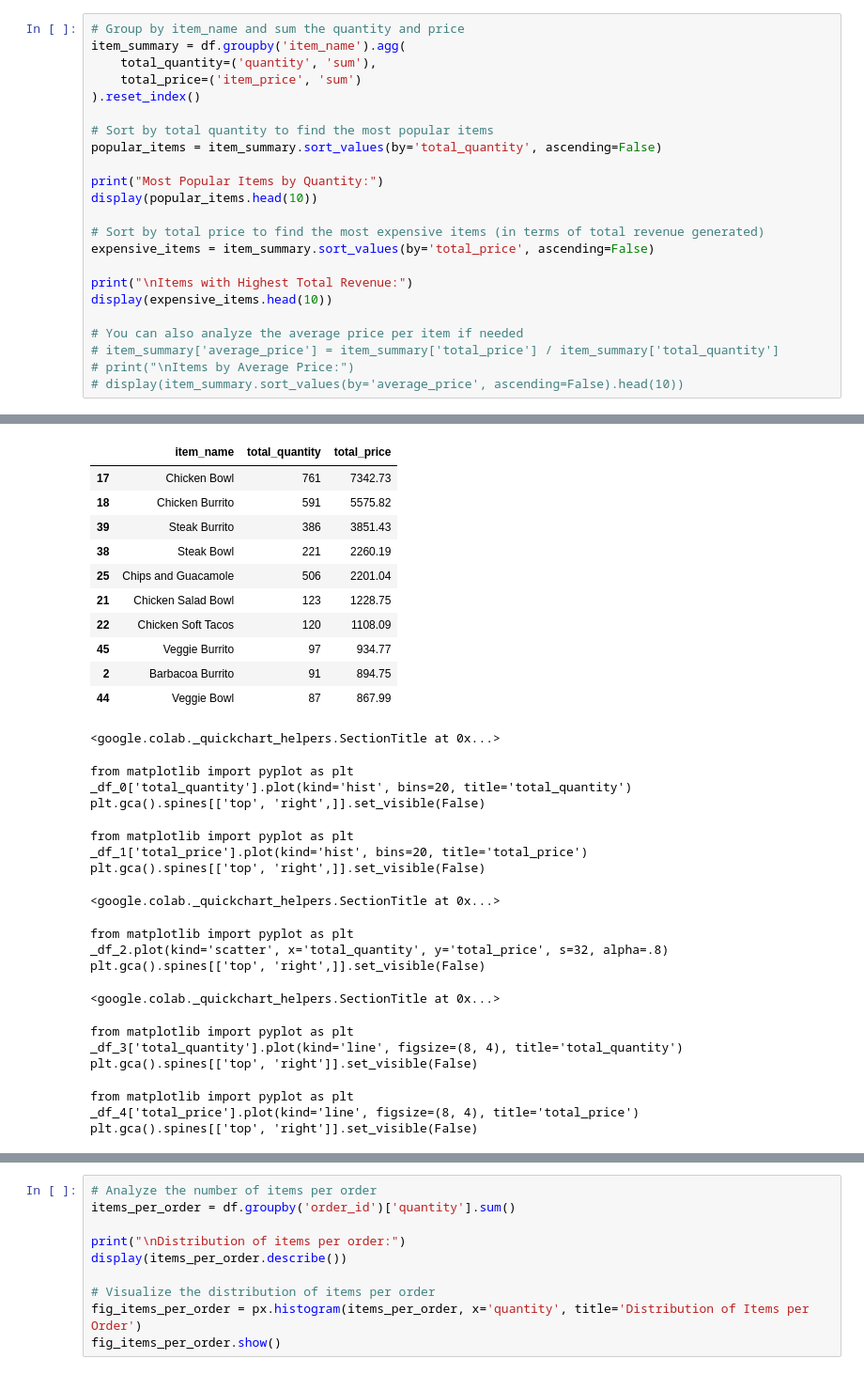
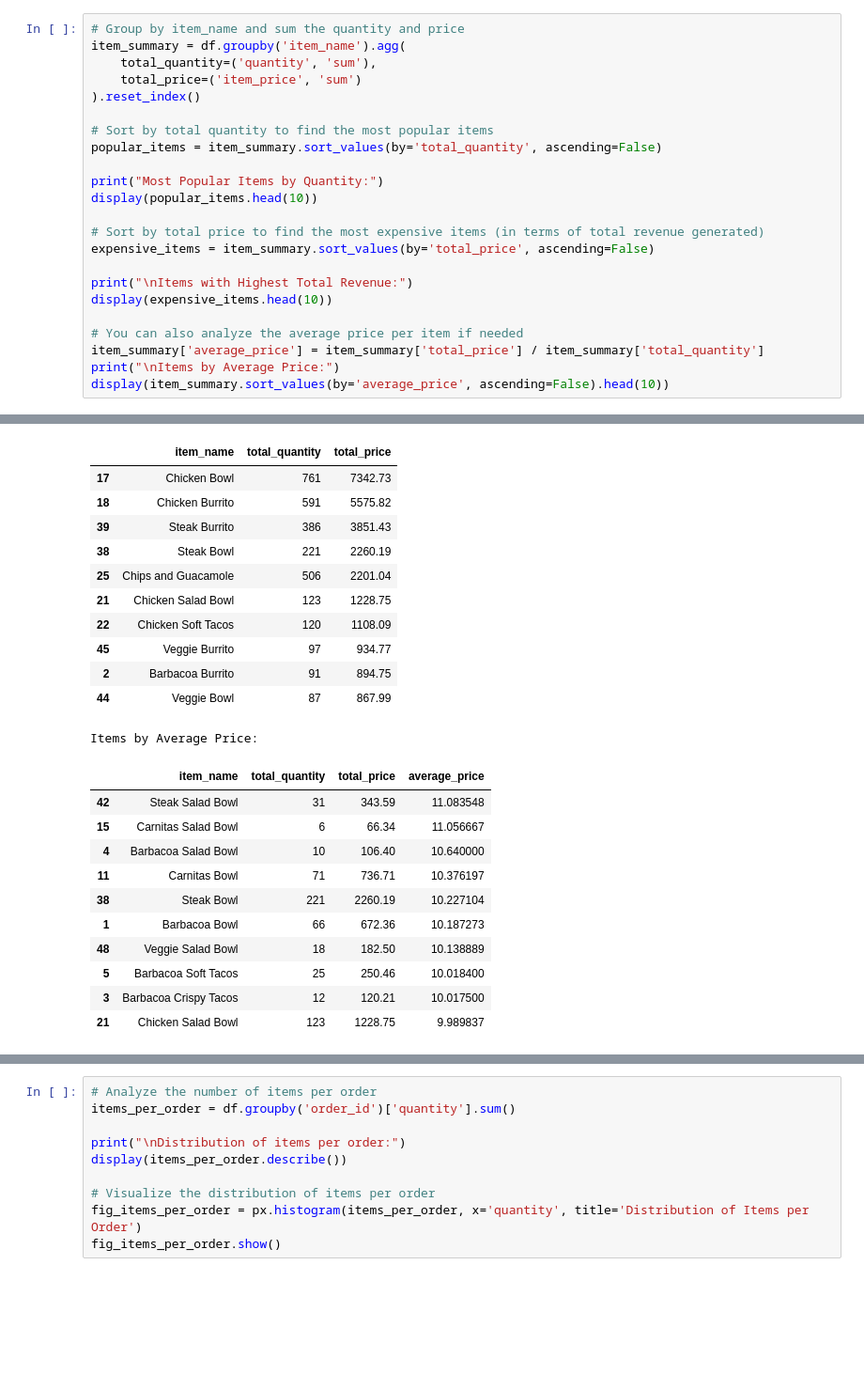
Before and after one commit to siriwatsc-debug/DADS5001-Plotly, a Jupyter notebook: Plotly_Assignment.ipynb, the cells around one changed output, grey strips where cells are left out. Shown at 94% size. Drawn from its saved outputs; the diff is of its cells as text; blank space fills up the shorter version.

```diff
--- a/Plotly_Assignment.ipynb
+++ b/Plotly_Assignment.ipynb
@@ -69,51 +104,45 @@ expensive_items = item_summary.sort_values(by='total_price', ascending=False)
 
 print("\nItems with Highest Total Revenue:")
 display(expensive_items.head(10))
 
 # You can also analyze the average price per item if needed
-# item_summary['average_price'] = item_summary['total_price'] / item_summary['total_quantity']
-# print("\nItems by Average Price:")
-# display(item_summary.sort_values(by='average_price', ascending=False).head(10))
+item_summary['average_price'] = item_summary['total_price'] / item_summary['total_quantity']
+print("\nItems by Average Price:")
+display(item_summary.sort_values(by='average_price', ascending=False).head(10))
 # %% [output]
 Most Popular Items by Quantity:
 |  | item_name | total_quantity | total_price |
 | 17 | Chicken Bowl | 761 | 7342.73 |
 | 18 | Chicken Burrito | 591 | 5575.82 |
 | 25 | Chips and Guacamole | 506 | 2201.04 |
 | 39 | Steak Burrito | 386 | 3851.43 |
 | 10 | Canned Soft Drink | 351 | 438.75 |
 | 23 | Chips | 230 | 494.34 |
 | 38 | Steak Bowl | 221 | 2260.19 |
 | 6 | Bottled Water | 211 | 302.56 |
 | 24 | Chips and Fresh Tomato Salsa | 130 | 361.36 |
 | 9 | Canned Soda | 126 | 137.34 |
 Items with Highest Total Revenue:
 |  | item_name | total_quantity | total_price |
 | 17 | Chicken Bowl | 761 | 7342.73 |
 | 18 | Chicken Burrito | 591 | 5575.82 |
 | 39 | Steak Burrito | 386 | 3851.43 |
 | 38 | Steak Bowl | 221 | 2260.19 |
 | 25 | Chips and Guacamole | 506 | 2201.04 |
 | 21 | Chicken Salad Bowl | 123 | 1228.75 |
 | 22 | Chicken Soft Tacos | 120 | 1108.09 |
 | 45 | Veggie Burrito | 97 | 934.77 |
 | 2 | Barbacoa Burrito | 91 | 894.75 |
 | 44 | Veggie Bowl | 87 | 867.99 |
-<google.colab._quickchart_helpers.SectionTitle at 0x...>
+Items by Average Price:
-from matplotlib import pyplot as plt
-_df_0['total_quantity'].plot(kind='hist', bins=20, title='total_quantity')
-plt.gca().spines[['top', 'right',]].set_visible(False)
-from matplotlib import pyplot as plt
-_df_1['total_price'].plot(kind='hist', bins=20, title='total_price')
-plt.gca().spines[['top', 'right',]].set_visible(False)
-<google.colab._quickchart_helpers.SectionTitle at 0x...>
-from matplotlib import pyplot as plt
-_df_2.plot(kind='scatter', x='total_quantity', y='total_price', s=32, alpha=.8)
-plt.gca().spines[['top', 'right',]].set_visible(False)
-<google.colab._quickchart_helpers.SectionTitle at 0x...>
-from matplotlib import pyplot as plt
-_df_3['total_quantity'].plot(kind='line', figsize=(8, 4), title='total_quantity')
-plt.gca().spines[['top', 'right']].set_visible(False)
-from matplotlib import pyplot as plt
-_df_4['total_price'].plot(kind='line', figsize=(8, 4), title='total_price')
-plt.gca().spines[['top', 'right']].set_visible(False)
+|  | item_name | total_quantity | total_price | average_price |
+| 42 | Steak Salad Bowl | 31 | 343.59 | 11.083548 |
+| 15 | Carnitas Salad Bowl | 6 | 66.34 | 11.056667 |
+| 4 | Barbacoa Salad Bowl | 10 | 106.40 | 10.640000 |
+| 11 | Carnitas Bowl | 71 | 736.71 | 10.376197 |
+| 38 | Steak Bowl | 221 | 2260.19 | 10.227104 |
+| 1 | Barbacoa Bowl | 66 | 672.36 | 10.187273 |
+| 48 | Veggie Salad Bowl | 18 | 182.50 | 10.138889 |
+| 5 | Barbacoa Soft Tacos | 25 | 250.46 | 10.018400 |
+| 3 | Barbacoa Crispy Tacos | 12 | 120.21 | 10.017500 |
+| 21 | Chicken Salad Bowl | 123 | 1228.75 | 9.989837 |
```
Also changed, not shown: parts of 11 cells of this notebook.
